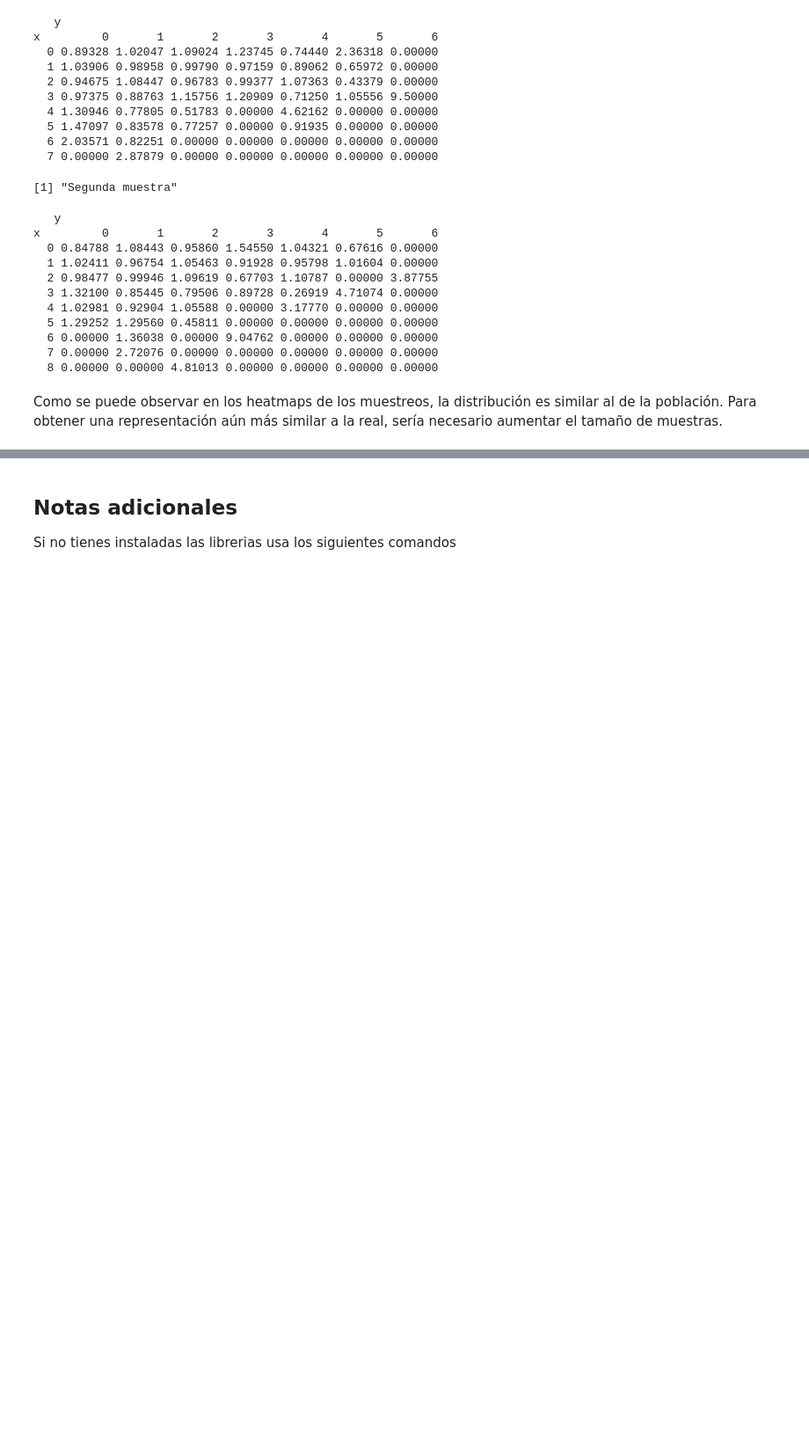
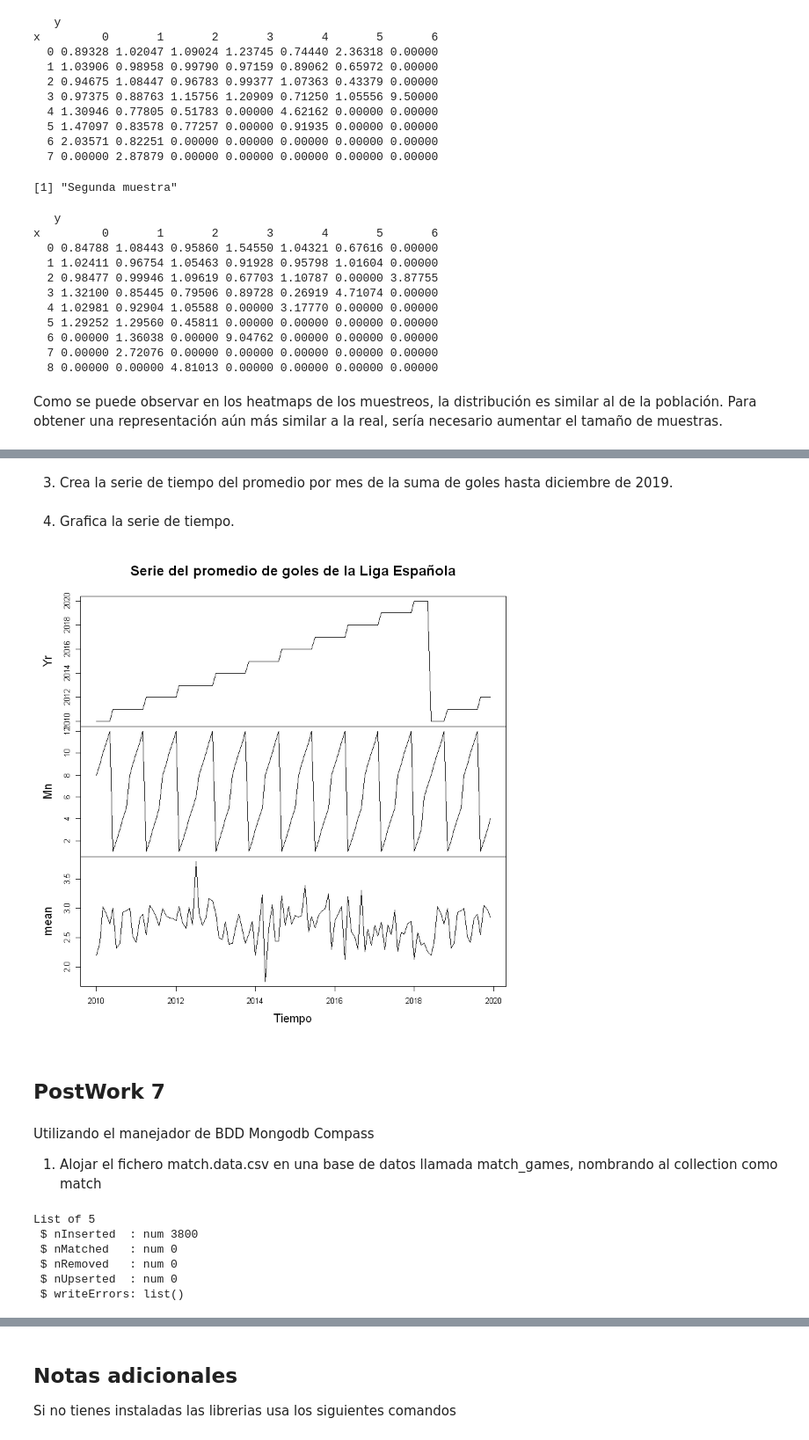
Before and after one commit to Felix-07/Proyecto-Final-R, a Jupyter notebook: PostWork.ipynb, the cells around one changed output, grey strips where cells are left out. Shown: that part at 88% size. Saved outputs shown, nothing was run; the diff lists cells and outputs as text; code cells hidden in the pictures; blank space fills up the shorter version.

```diff
--- a/PostWork.ipynb
+++ b/PostWork.ipynb
@@ -493,0 +649,2 @@ Como se puede observar en los heatmaps de los muestreos, la distribución es sim
+# %%
+DatosMatch <- mutate(DatosMatch,date= as.Date(DatosMatch$date, format = "%Y-%m-%d") )
@@ -493,0 +662,3 @@ Como se puede observar en los heatmaps de los muestreos, la distribución es sim
+# %%
+DatosMatch<- mutate(DatosMatch,total.goles=DatosMatch$home.score+DatosMatch$away.score)
+head(DatosMatch)
@@ -493,0 +675,4 @@ Como se puede observar en los heatmaps de los muestreos, la distribución es sim
+# %%
+goles<- DatosMatch %>%
+  group_by( Yr =year(date),Mn = month(date)) %>%
+  summarise(mean = mean(total.goles))
@@ -493,0 +704,16 @@ Como se puede observar en los heatmaps de los muestreos, la distribución es sim
+# %% [markdown]
+3. Crea la serie de tiempo del promedio por mes de la suma de goles hasta diciembre de 2019.
+# %%
+SerieGolM <- ts(goles, st= c(2010,8), end = c(2019,12), fr = 12)
+# %% [markdown]
+4. Grafica la serie de tiempo.
+# %%
+plot(SerieGolM, xlab = "Tiempo", ylab = "Promedio de goles", main = "Serie del promedio de goles de la Liga Española",
+     sub = "Agrupación mensual: Agosto de 2010 a Diciembre de 2019")
+# %% [output]
+[figure, added]
+# %% [markdown]
+## PostWork 7
+# %% [markdown]
+Utilizando el manejador de BDD Mongodb Compass
+1. Alojar el fichero match.data.csv en una base de datos llamada match_games, nombrando al collection como match
@@ -493,0 +728,9 @@ Como se puede observar en los heatmaps de los muestreos, la distribución es sim
+# %%
+m$insert(DatosMATCH)
+# %% [output]
+List of 5
+ $ nInserted  : num 3800
+ $ nMatched   : num 0
+ $ nRemoved   : num 0
+ $ nUpserted  : num 0
+ $ writeErrors: list()
```
Also changed, not shown: parts of 42 cells of this notebook, 1 other file.
